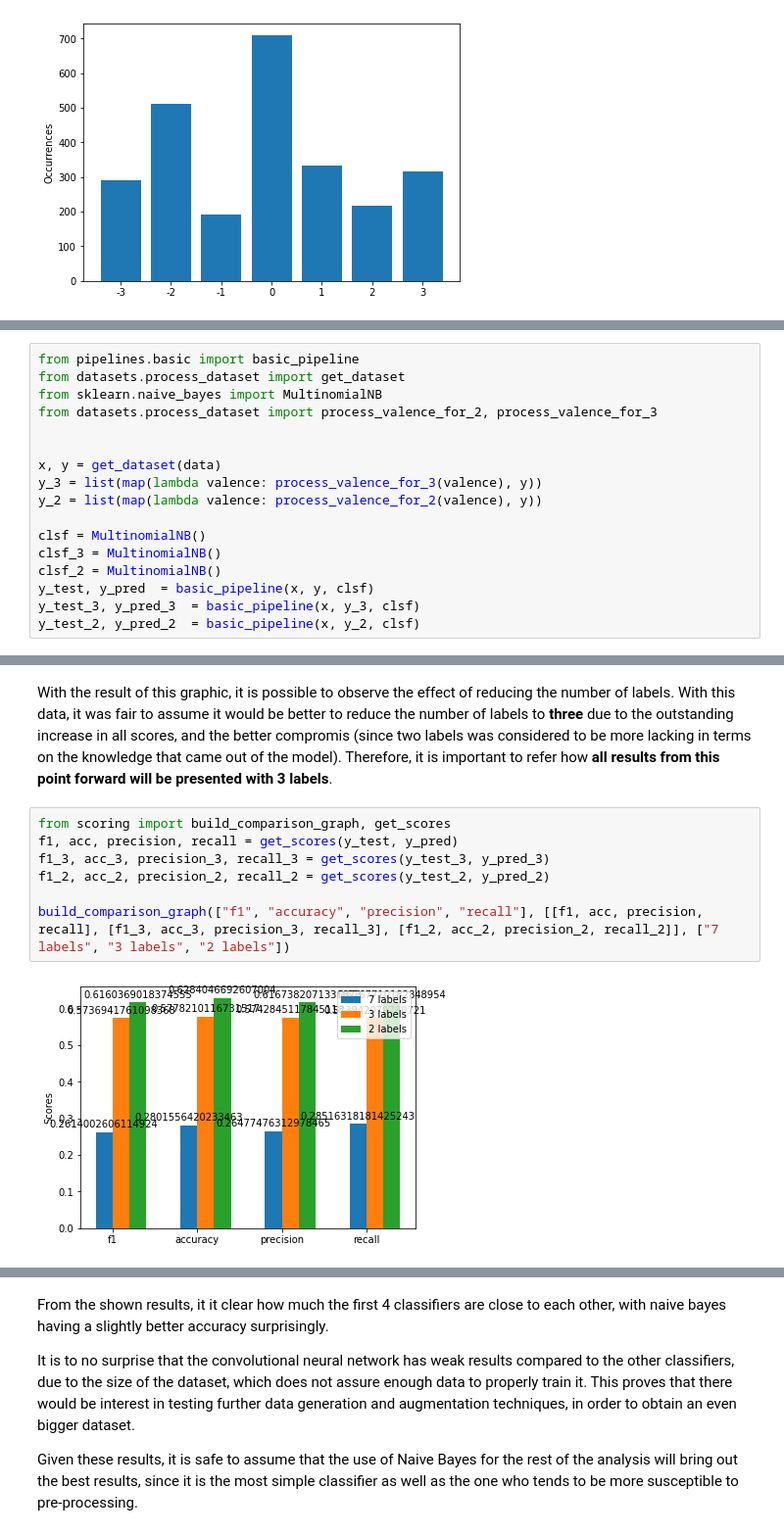
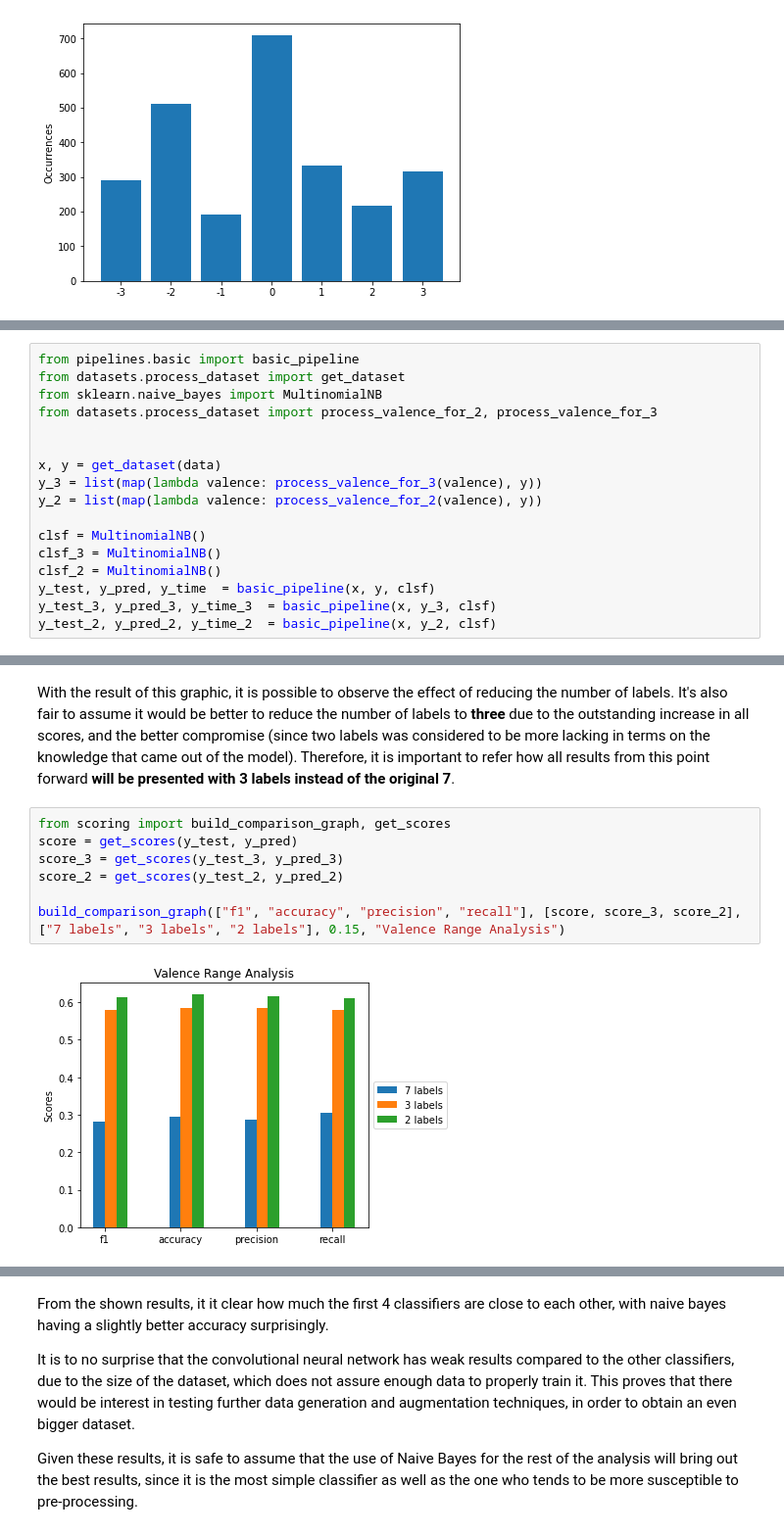
Before and after one commit to TitoGrine/IART_Project, a Jupyter notebook: Project_2/sentiment_analysis.ipynb, the cells around one changed output, grey strips where cells are left out. Shown at 98% size. Cells and saved outputs as stored; diff of their text form.

```diff
--- a/Project_2/sentiment_analysis.ipynb
+++ b/Project_2/sentiment_analysis.ipynb
@@ -128,9 +135,9 @@ y_2 = list(map(lambda valence: process_valence_for_2(valence), y))
 clsf = MultinomialNB()
 clsf_3 = MultinomialNB()
 clsf_2 = MultinomialNB()
-y_test, y_pred  = basic_pipeline(x, y, clsf)
-y_test_3, y_pred_3  = basic_pipeline(x, y_3, clsf)
-y_test_2, y_pred_2  = basic_pipeline(x, y_2, clsf)
+y_test, y_pred, y_time  = basic_pipeline(x, y, clsf)
+y_test_3, y_pred_3, y_time_3  = basic_pipeline(x, y_3, clsf)
+y_test_2, y_pred_2, y_time_2  = basic_pipeline(x, y_2, clsf)
 # %% [output]
 Using TensorFlow backend.
               precision    recall  f1-score   support
@@ -153,13 +160,14 @@ weighted avg       0.64      0.63      0.63       514
 # %% [markdown]
-With the result of this graphic, it is possible to observe the effect of reducing the number of labels. With this data, it was fair to assume it would be better to reduce the number of labels to **three** due to the outstanding increase in all scores, and the better compromis (since two labels was considered to be more lacking in terms on the knowledge that came out of the model). Therefore, it is important to refer how **all results from this point forward will be presented with 3 labels**.
+
+With the result of this graphic, it is possible to observe the effect of reducing the number of labels. It's also fair to assume it would be better to reduce the number of labels to **three** due to the outstanding increase in all scores, and the better compromise (since two labels was considered to be more lacking in terms on the knowledge that came out of the model). Therefore, it is important to refer how all results from this point forward **will be presented with 3 labels instead of the original 7**.
 # %%
 from scoring import build_comparison_graph, get_scores
-f1, acc, precision, recall = get_scores(y_test, y_pred)
-f1_3, acc_3, precision_3, recall_3 = get_scores(y_test_3, y_pred_3)
-f1_2, acc_2, precision_2, recall_2 = get_scores(y_test_2, y_pred_2)
+score = get_scores(y_test, y_pred)
+score_3 = get_scores(y_test_3, y_pred_3)
+score_2 = get_scores(y_test_2, y_pred_2)
 
-build_comparison_graph(["f1", "accuracy", "precision", "recall"], [[f1, acc, precision, recall], [f1_3, acc_3, precision_3, recall_3], [f1_2, acc_2, precision_2, recall_2]], ["7 labels", "3 labels", "2 labels"])
+build_comparison_graph(["f1", "accuracy", "precision", "recall"], [score, score_3, score_2], ["7 labels", "3 labels", "2 labels"], 0.15, "Valence Range Analysis")
 # %% [output]
-[figure, old version]
+[figure, new version]
 # %% [markdown]
 ### Classifier Quality
```
Also changed, not shown: parts of 16 cells of this notebook, 13 other files.
